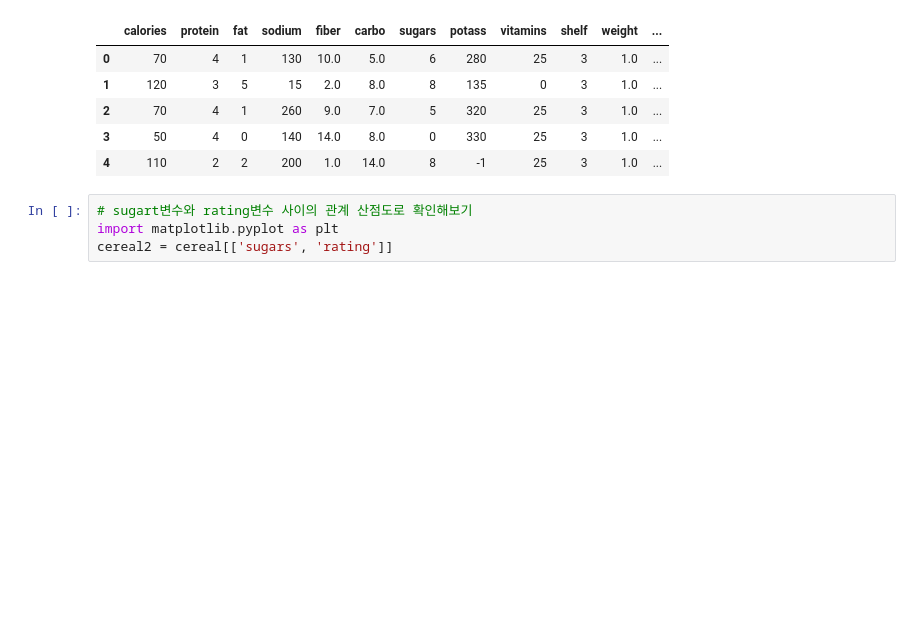
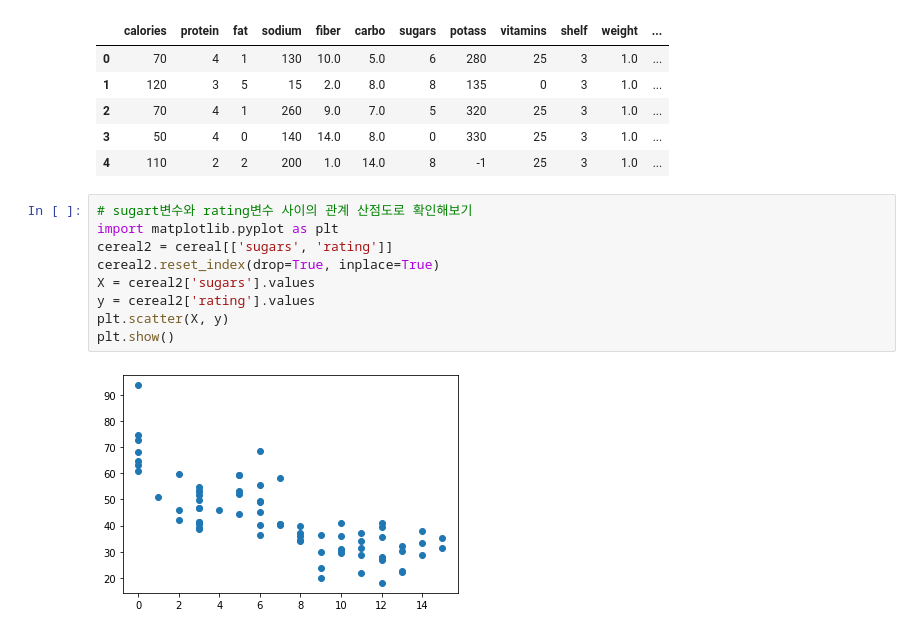
Before and after one commit to chw8207/ADP-study, a Jupyter notebook: 머신러닝_지도학습.ipynb, the cells around one changed output. Drawn from its saved outputs; the diff is of its cells as text; blank space fills up the shorter version.

```diff
--- a/머신러닝_지도학습.ipynb
+++ b/머신러닝_지도학습.ipynb
@@ -175,4 +175,11 @@ cereal.head()
 # %%
 # sugart변수와 rating변수 사이의 관계 산점도로 확인해보기
 import matplotlib.pyplot as plt
 cereal2 = cereal[['sugars', 'rating']]
+cereal2.reset_index(drop=True, inplace=True)
+X = cereal2['sugars'].values
+y = cereal2['rating'].values
+plt.scatter(X, y)
+plt.show()
+# %% [output]
+[figure, added]
```
